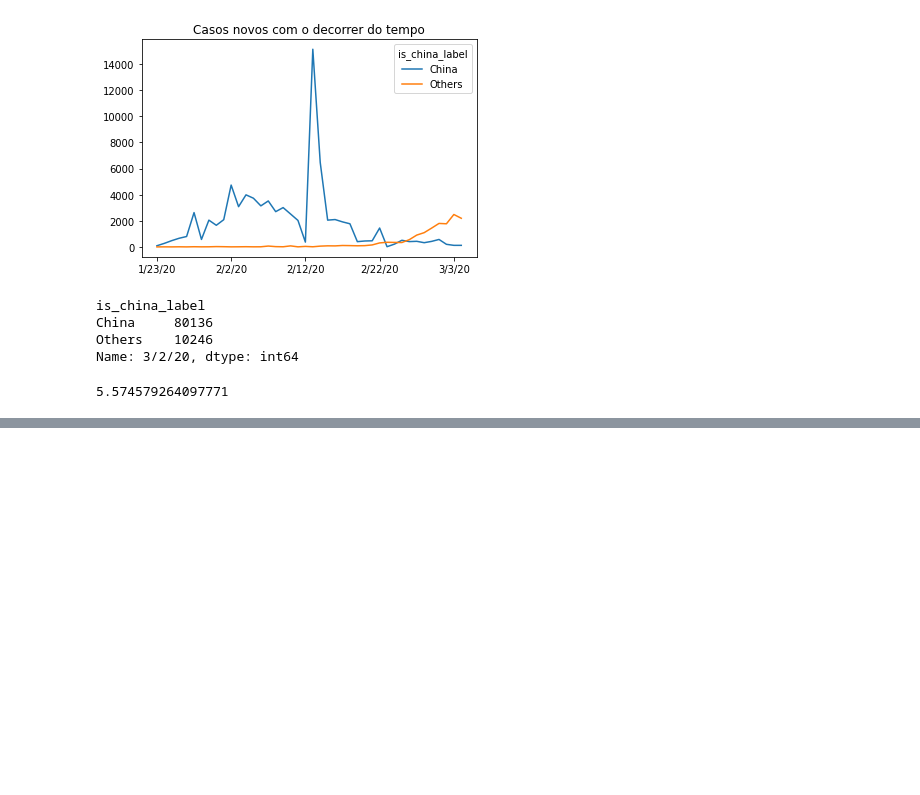
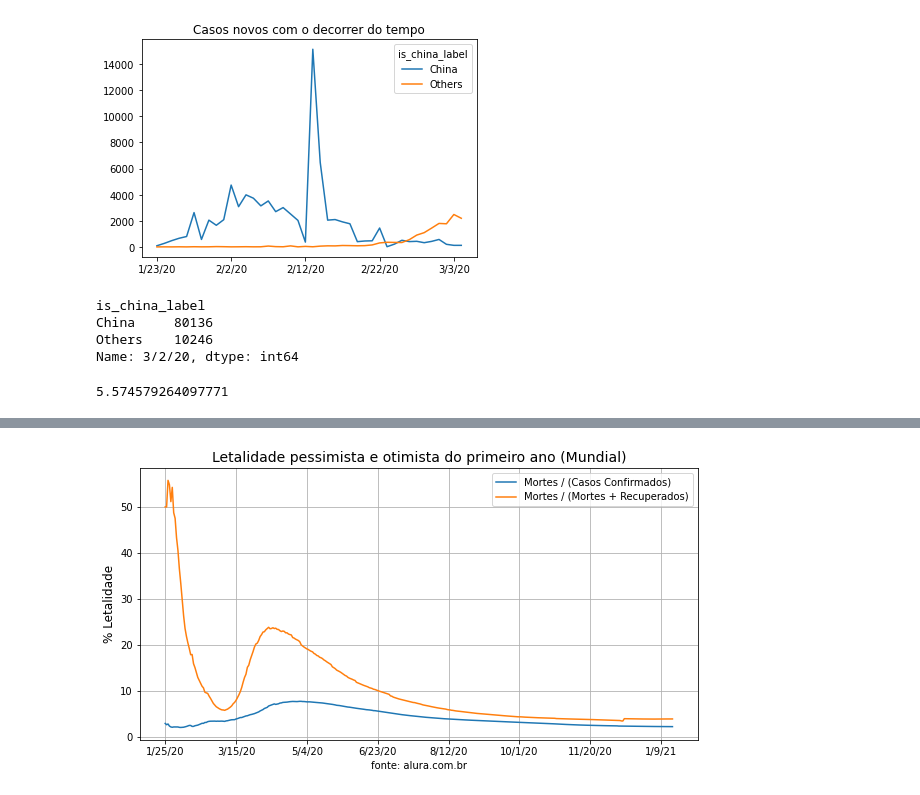
Before and after one commit to Miller202/Data-Science-Alura, a Jupyter notebook: Data Science_ Análises para saúde/Data_Science_e_Saúde.ipynb, the cells around one changed output, grey strips where cells are left out. Saved outputs shown, nothing was run; the diff lists cells and outputs as text; code cells hidden in the pictures; blank space fills up the shorter version.

```diff
--- a/Data Science_ Análises para saúde/Data_Science_e_Saúde.ipynb
+++ b/Data Science_ Análises para saúde/Data_Science_e_Saúde.ipynb
@@ -755,0 +834,12 @@ print(incidence_ratio * 100000)
+# %%
+plt.figure(figsize=(10,5))
+ax = grouped_per_day['letality_rate_1'][3:362].plot()
+ax = grouped_per_day['letality_rate_2'][3:362].plot()
+plt.legend(['Mortes / (Casos Confirmados)', 'Mortes / (Mortes + Recuperados)'])
+plt.title('Letalidade pessimista e otimista do primeiro ano (Mundial)', fontsize=14)
+plt.grid(linestyle='-')
+ax.set_ylabel('% Letalidade', fontsize=12)
+ax.set_xlabel('fonte: alura.com.br')
+plt.show()
+# %% [output]
+[figure, added]
```
Also changed, not shown: parts of 38 cells of this notebook.
